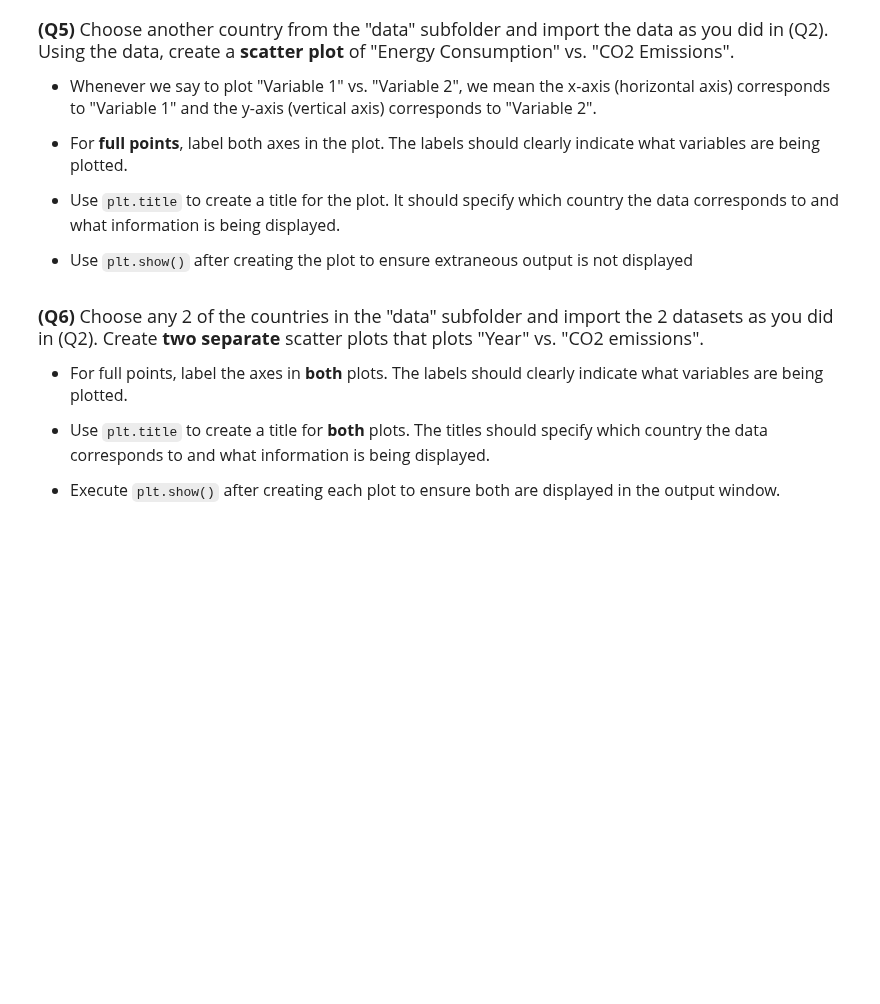
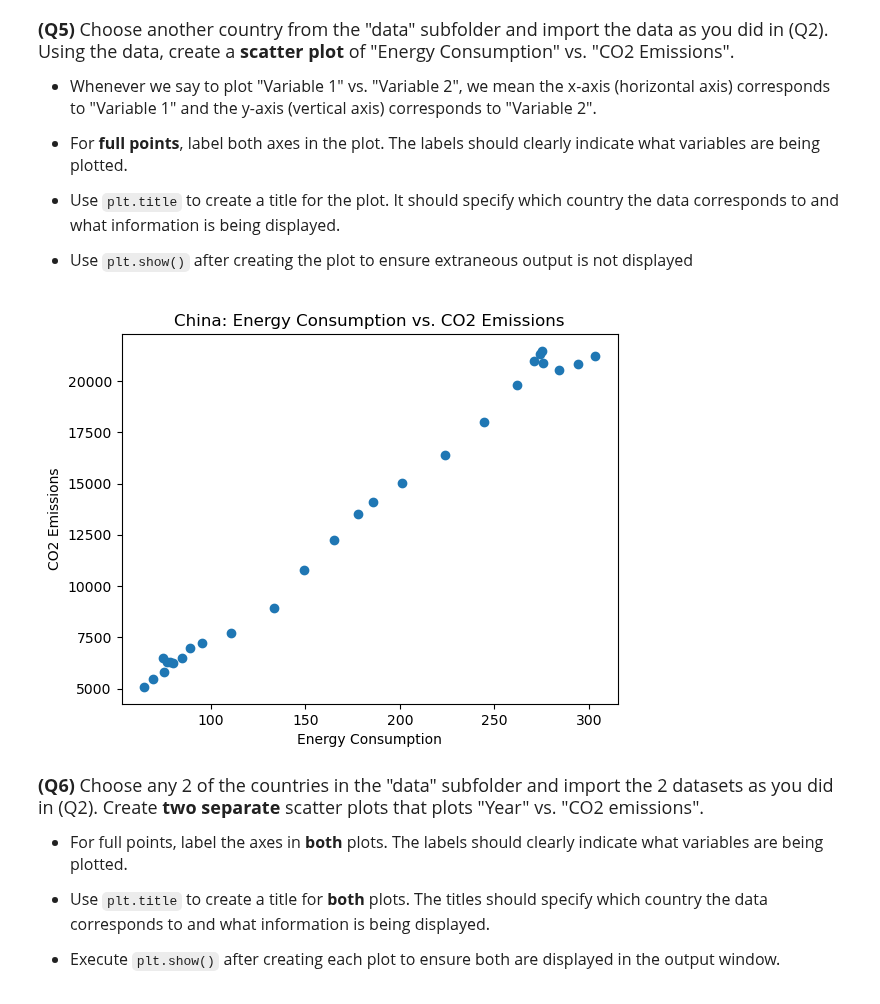
Before and after one commit to yanwuxiuwen/datasci185fall2026, a Jupyter notebook: _assignments/assignment_2/Assignment2.ipynb, the cells around one changed output. Drawn from its saved outputs; the diff is of its cells as text; code cells hidden in the pictures; blank space fills up the shorter version.

```diff
--- a/_assignments/assignment_2/Assignment2.ipynb
+++ b/_assignments/assignment_2/Assignment2.ipynb
@@ -48,6 +51,7 @@ Complete the code cells in this Jupyter notebook, and submit the final .ipynb no
 - You do not have to "extract" the names from the dataset through a Python command. You can simply type them manually.
 # %%
 # Write your answer
+columns = ["Year", "Energy_consumption", "CO2_emission", "GDP"]
 # %% [markdown]
 <font size = "4">
 
@@ -102,3 +125,16 @@ us_emissions["CO2_emission"].describe()
+# %%
+# Write your answer
+china_emissions = pd.read_csv("data/china_emission.csv")
+
+plt.scatter(china_emissions[columns[1]], china_emissions[columns[2]])
+
+plt.xlabel("Energy Consumption")
+plt.ylabel("CO2 Emissions")
+plt.title("China: Energy Consumption vs. CO2 Emissions")
+
+plt.show()
+# %% [output]
+[figure, added]
 # %% [markdown]
 <font size = "4">
 
```
Also changed, not shown: parts of 7 cells of this notebook.
